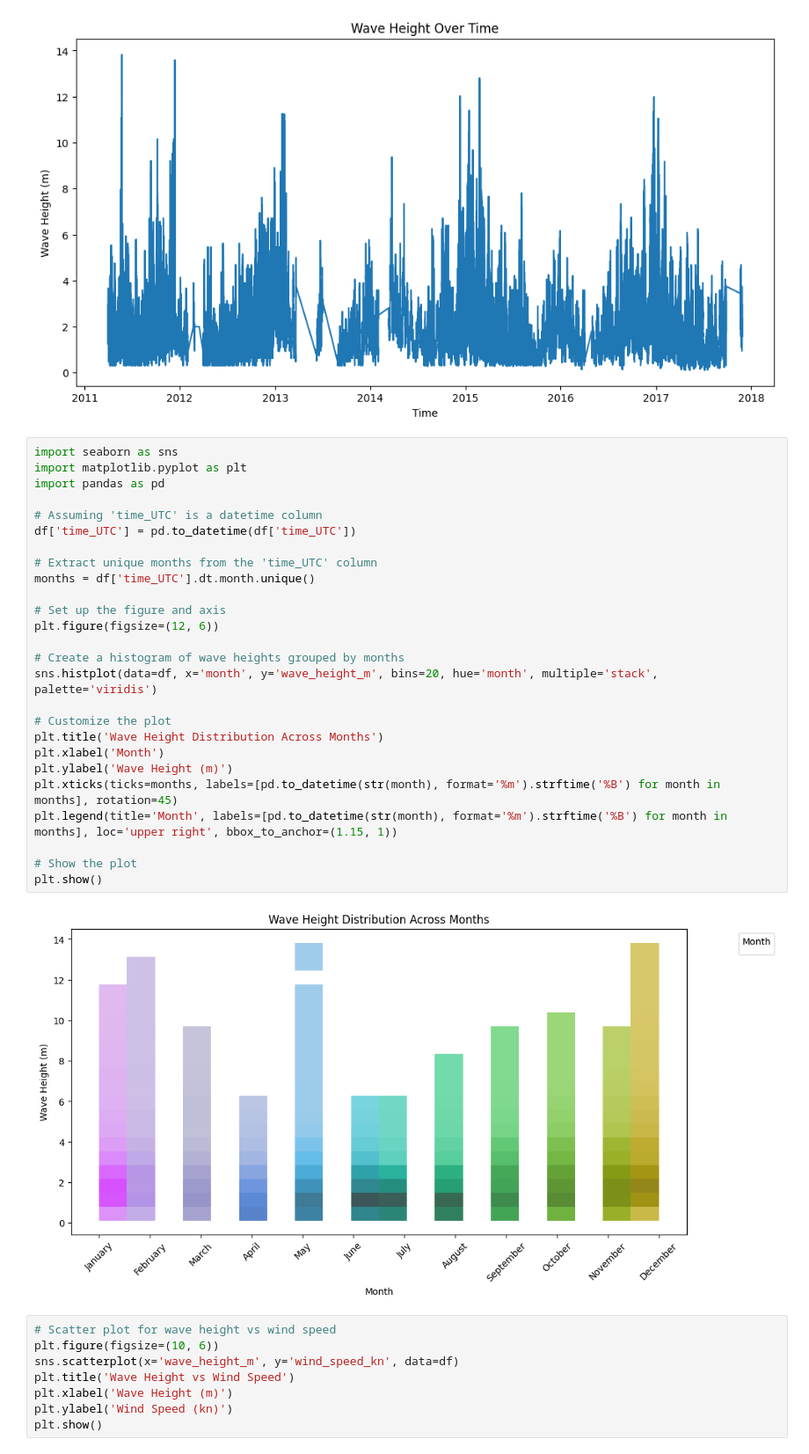
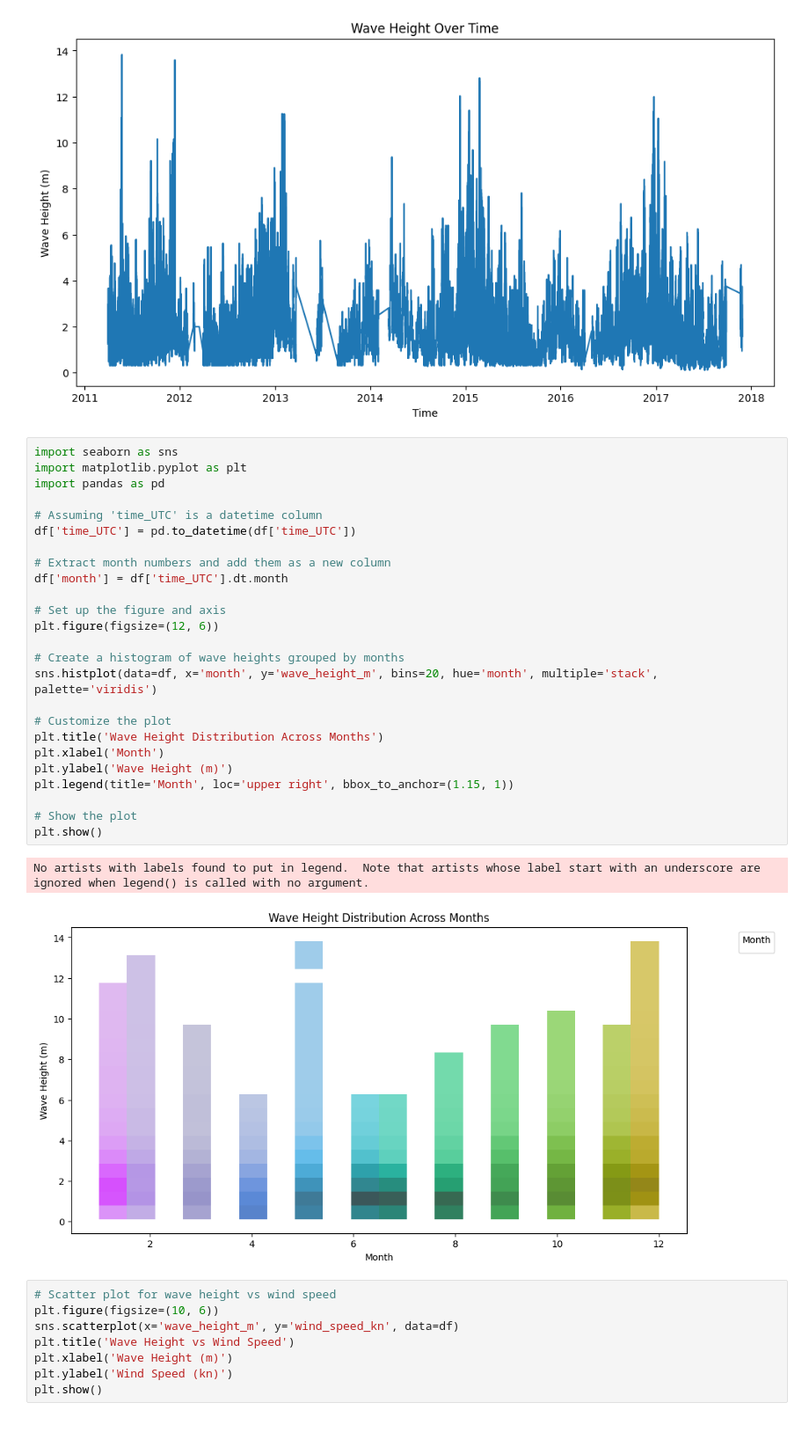
Before and after one commit to ggkopp/Capstone-Project, a Jupyter notebook: ExploratoryDataAnalytics.ipynb, the cells around one changed output. Shown: that part at 88% size. Saved outputs shown, nothing was run; the diff lists cells and outputs as text; blank space fills up the shorter version.

```diff
--- a/ExploratoryDataAnalytics.ipynb
+++ b/ExploratoryDataAnalytics.ipynb
@@ -59,31 +59,31 @@ plt.show()
 # %%
 import seaborn as sns
 import matplotlib.pyplot as plt
 import pandas as pd
 
 # Assuming 'time_UTC' is a datetime column
 df['time_UTC'] = pd.to_datetime(df['time_UTC'])
 
-# Extract unique months from the 'time_UTC' column
-months = df['time_UTC'].dt.month.unique()
+# Extract month numbers and add them as a new column
+df['month'] = df['time_UTC'].dt.month
 
 # Set up the figure and axis
 plt.figure(figsize=(12, 6))
 
 # Create a histogram of wave heights grouped by months
 sns.histplot(data=df, x='month', y='wave_height_m', bins=20, hue='month', multiple='stack', palette='viridis')
 
 # Customize the plot
 plt.title('Wave Height Distribution Across Months')
 plt.xlabel('Month')
 plt.ylabel('Wave Height (m)')
-plt.xticks(ticks=months, labels=[pd.to_datetime(str(month), format='%m').strftime('%B') for month in months], rotation=45)
-plt.legend(title='Month', labels=[pd.to_datetime(str(month), format='%m').strftime('%B') for month in months], loc='upper right', bbox_to_anchor=(1.15, 1))
+plt.legend(title='Month', loc='upper right', bbox_to_anchor=(1.15, 1))
 
 # Show the plot
 plt.show()
 # %% [output]
+No artists with labels found to put in legend.  Note that artists whose label start with an underscore are ignored when legend() is called with no argument.
-[figure, old version]
+[figure, new version]
 # %%
 # Scatter plot for wave height vs wind speed
 plt.figure(figsize=(10, 6))
```
Also changed, not shown: parts of 1 cell of this notebook.
